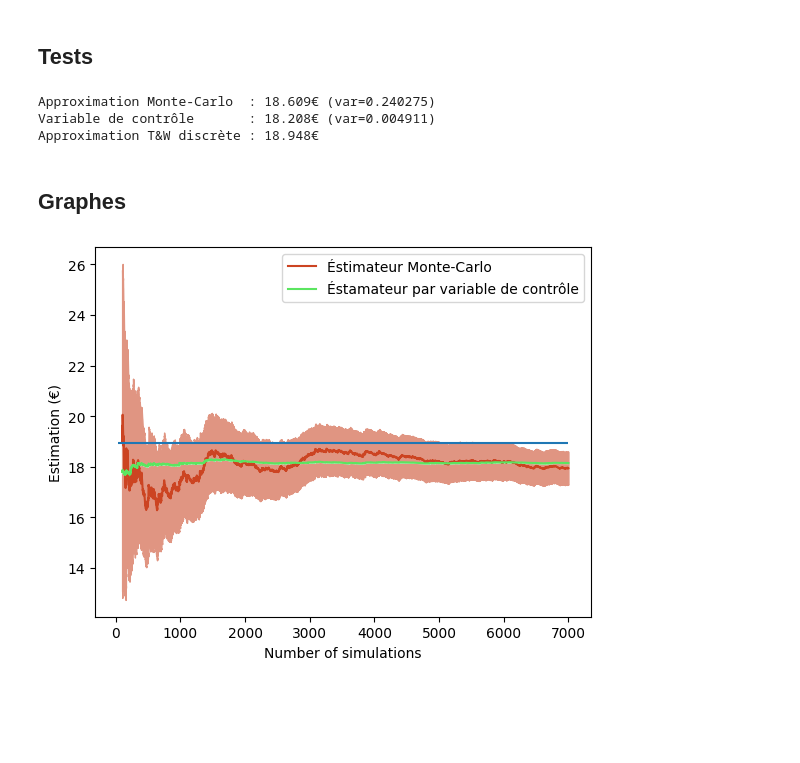
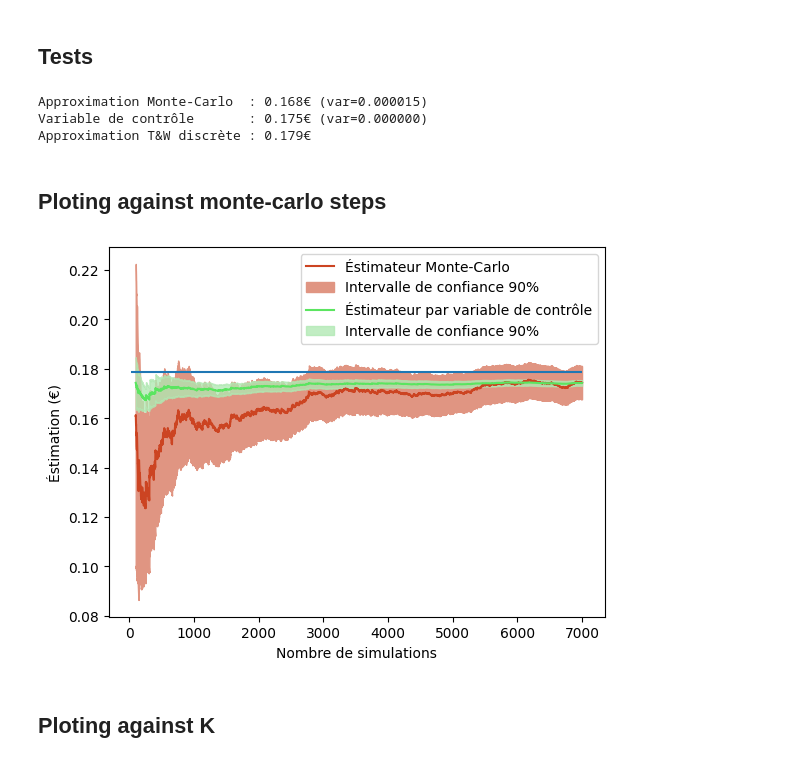
Before and after one commit to Sh3xe/asian-option-pricing, a Jupyter notebook: pricing.ipynb, the cells around one changed output. Drawn from its saved outputs; the diff is of its cells as text; code cells hidden in the pictures; blank space fills up the shorter version.

Commit message:
ajout plot

```diff
--- a/pricing.ipynb
+++ b/pricing.ipynb
@@ -2,6 +2,11 @@
 import numpy as np
 import matplotlib.pyplot as plt
 import numpy.random as npr
+# %%
+GREEN = "#5be560"
+RED = "#cc4422"
+FILL_RED = "#e09582"
+FILL_GREEN = "#b0e8b2c6"
 # %% [markdown]
 ## Black-Scholes related utilities
 # %%
@@ -106,19 +111,19 @@ def call_asian_bs_mc_ctrl(r, sig, T, S0, K, num_paths, num_subdivs):
 ## Tests
 # %%
 # Spot
-S0 = 100
+S0 = 1
 # Strike
-K = 100
+K = 1
 # Vol.
 sig = 0.3
 # Expiration
 T = 6
 # Risk-free rate
-r = 0.02
+r = 0.01
 # Number of simulations (monte-carlo)
 N = 7000
 # Path subdivisions
-n = 20
+n = 252*6
 # %%
 tnw_approx = call_asian_bs_tnw(r, sig, T, S0, K, num_subdivs=n)
 mc_approx, var = call_asian_bs_mc(r, sig, T, S0, K, num_paths=N, num_subdivs=n)
@@ -128,11 +133,11 @@ print(f"Approximation Monte-Carlo  : {mc_approx:.3f}€ (var={var:.6f})")
 print(f"Variable de contrôle       : {mc_approx_c:.3f}€ (var={var_c:.6f})")
 print(f"Approximation T&W discrète : {tnw_approx:.3f}€")
 # %% [output]
-Approximation Monte-Carlo  : 18.609€ (var=0.240275)
-Variable de contrôle       : 18.208€ (var=0.004911)
-Approximation T&W discrète : 18.948€
+Approximation Monte-Carlo  : 0.168€ (var=0.000015)
+Variable de contrôle       : 0.175€ (var=0.000000)
+Approximation T&W discrète : 0.179€
 # %% [markdown]
-## Graphes
+## Ploting against monte-carlo steps
 # %%
 def var_evolution(arr):
 	output_arr = np.zeros(len(arr)-2)
@@ -145,10 +150,6 @@ num_subdivs = n   # Number of steps for brownian motion
 num_samples = 100 # Number of sample for the graphs
 
 start_index = 100 # Starting plot index
-GREEN = "#5be560"
-RED = "#cc4422"
-FILL_RED = "#e09582"
-FILL_GREEN = "#b0e8b2"
 
 # Calculation of the paths
 price_paths = price_paths_bs(r, sig, T, S0, num_paths, num_subdivs)
@@ -170,28 +171,30 @@ asian_mc_evol = asian_mc_samples.cumsum() * mean_vec
 asian_mc_ctrl_evol = asian_ctrl_mc_samples.cumsum() * mean_vec
 
 # Calculation of the variance
+critical_value = 1.645
 asian_mc_std = np.sqrt(var_evolution(asian_mc_samples))
-asian_mc_lower_bound = asian_mc_evol[2:] -1.61*asian_mc_std
-asian_mc_upper_bound = asian_mc_evol[2:] +1.61*asian_mc_std
+asian_mc_lower_bound = asian_mc_evol[2:] - critical_value*asian_mc_std
+asian_mc_upper_bound = asian_mc_evol[2:] + critical_value*asian_mc_std
 
-asian_mc_ctrl_std = np.sqrt(var_evolution(asian_mc_ctrl_evol))
-asian_mc_ctrl_lower_bound = asian_mc_ctrl_evol[2:] -1.61*asian_mc_ctrl_std
-asian_mc_ctrl_upper_bound = asian_mc_ctrl_evol[2:] +1.61*asian_mc_ctrl_std
-
-# Ploting
-x = np.arange(start=start_index, stop=len(asian_mc_ctrl_evol), step=1)
-
-plt.plot(x, asian_mc_evol[start_index:], c=RED, label="Éstimateur Monte-Carlo")
-plt.fill_between(x, asian_mc_lower_bound[start_index-2:], asian_mc_upper_bound[start_index-2:], color=FILL_RED)
-
-plt.plot(x, asian_mc_ctrl_evol[start_index:], c=GREEN, label="Éstimateur par variable de contrôle")
-plt.fill_between(x, asian_mc_ctrl_lower_bound[start_index-2:], asian_mc_ctrl_upper_bound[start_index-2:], color=FILL_GREEN)
-
-plt.hlines(tnw_approx, xmin=30, xmax=N)
-plt.xlabel("Number of simulations")
-plt.ylabel("Estimation (€)")
-plt.legend()
-plt.savefig("out.png", dpi=300)
-plt.show()
+asian_mc_ctrl_std = np.sqrt(var_evolution(asian_ctrl_mc_samples))
+asian_mc_ctrl_lower_bound = asian_mc_ctrl_evol[2:] - critical_value*asian_mc_ctrl_std
+asian_mc_ctrl_upper_bound = asian_mc_ctrl_evol[2:] + critical_value*asian_mc_ctrl_std
-# %% [output]
-[figure, removed]
+# %%
+x = np.arange(start=start_index, stop=len(asian_mc_ctrl_evol), step=1)
+
+plt.plot(x, asian_mc_evol[start_index:], c=RED, label="Éstimateur Monte-Carlo")
+plt.fill_between(x, asian_mc_lower_bound[start_index-2:], asian_mc_upper_bound[start_index-2:], color=FILL_RED, label="Intervalle de confiance 90%")
+
+plt.plot(x, asian_mc_ctrl_evol[start_index:], c=GREEN, label="Éstimateur par variable de contrôle")
+plt.fill_between(x, asian_mc_ctrl_lower_bound[start_index-2:], asian_mc_ctrl_upper_bound[start_index-2:], color=FILL_GREEN, label="Intervalle de confiance 90%")
+
+plt.hlines(tnw_approx, xmin=30, xmax=N)
+plt.xlabel("Nombre de simulations")
+plt.ylabel("Éstimation (€)")
+plt.legend()
+plt.savefig("monte_carlo_conv.png", dpi=600)
+plt.show()
+# %% [output]
+[figure, added]
+# %% [markdown]
+## Ploting against K
```
Also changed, not shown: parts of 5 cells of this notebook, 3 other files.
